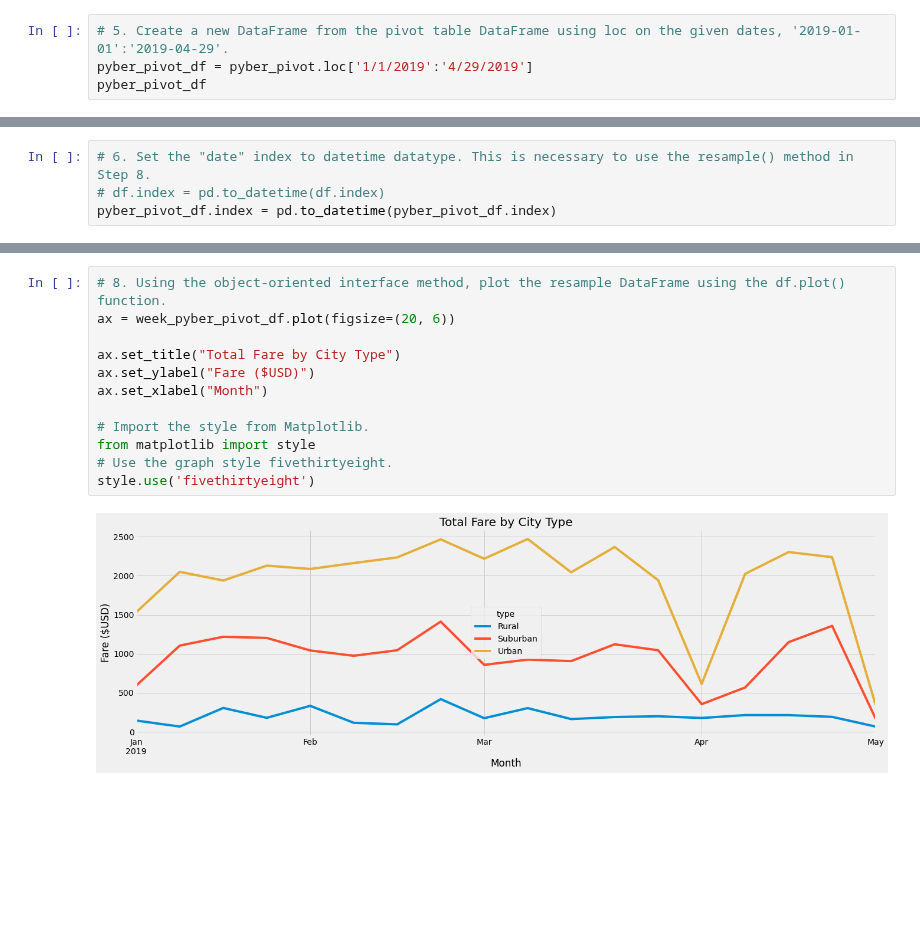
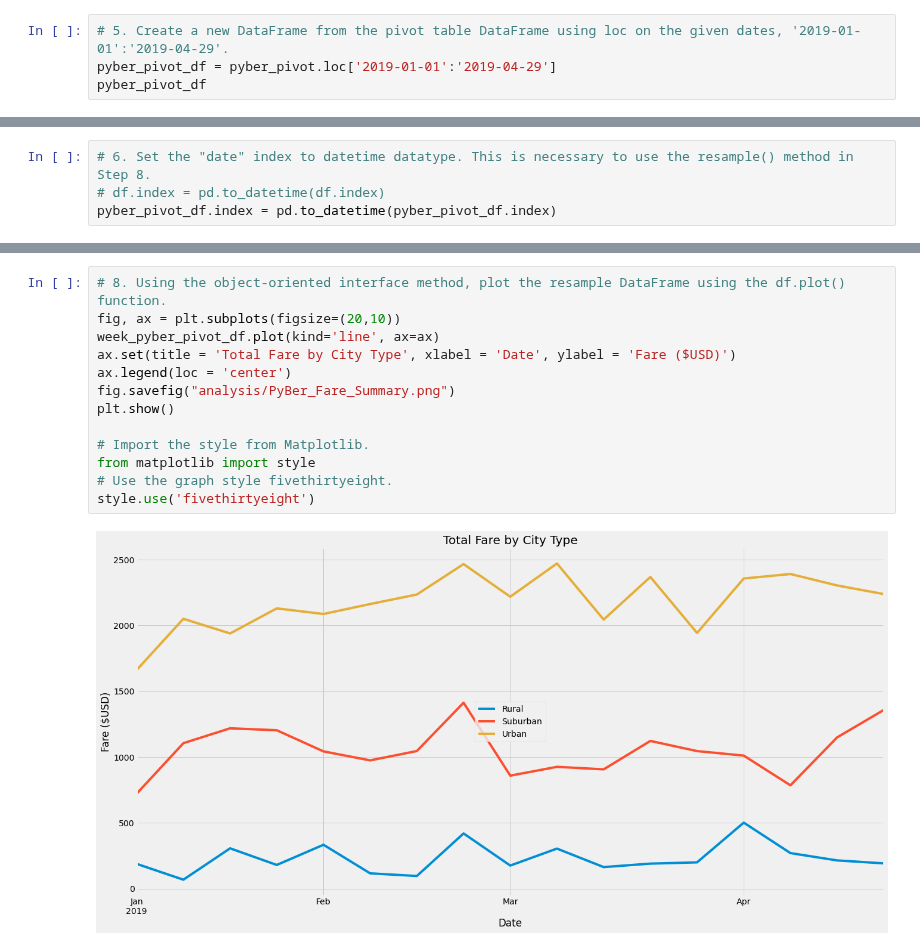
Before and after one commit to ParkerRHiggins/PyBer_Analysis, a Jupyter notebook: PyBer_Challenge.ipynb, the cells around one changed output, grey strips where cells are left out. Cells and saved outputs as stored; diff of their text form; blank space fills up the shorter version.

```diff
--- a/PyBer_Challenge.ipynb
+++ b/PyBer_Challenge.ipynb
@@ -182,6 +182,6 @@ pyber_pivot
 # %%
 # 5. Create a new DataFrame from the pivot table DataFrame using loc on the given dates, '2019-01-01':'2019-04-29'.
-pyber_pivot_df = pyber_pivot.loc['1/1/2019':'4/29/2019']
+pyber_pivot_df = pyber_pivot.loc['2019-01-01':'2019-04-29']
 pyber_pivot_df
 # %% [output]
 | type | Rural | Suburban | Urban |
@@ -242,14 +243,15 @@ week_pyber_pivot_df
 # %%
 # 8. Using the object-oriented interface method, plot the resample DataFrame using the df.plot() function.
-ax = week_pyber_pivot_df.plot(figsize=(20, 6))
-
-ax.set_title("Total Fare by City Type")
-ax.set_ylabel("Fare ($USD)")
-ax.set_xlabel("Month")
+fig, ax = plt.subplots(figsize=(20,10))
+week_pyber_pivot_df.plot(kind='line', ax=ax)
+ax.set(title = 'Total Fare by City Type', xlabel = 'Date', ylabel = 'Fare ($USD)')
+ax.legend(loc = 'center')
+fig.savefig("analysis/PyBer_Fare_Summary.png")
+plt.show()
 
 # Import the style from Matplotlib.
 from matplotlib import style
 # Use the graph style fivethirtyeight.
 style.use('fivethirtyeight')
 # %% [output]
-[figure, old version]
+[figure, new version]
```
Also changed, not shown: parts of 8 cells of this notebook, 5 other files.
